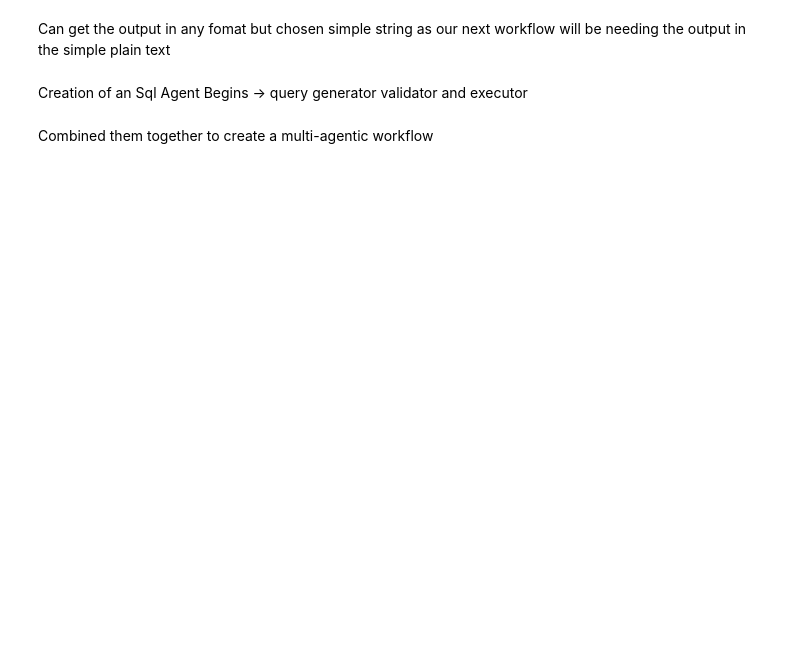
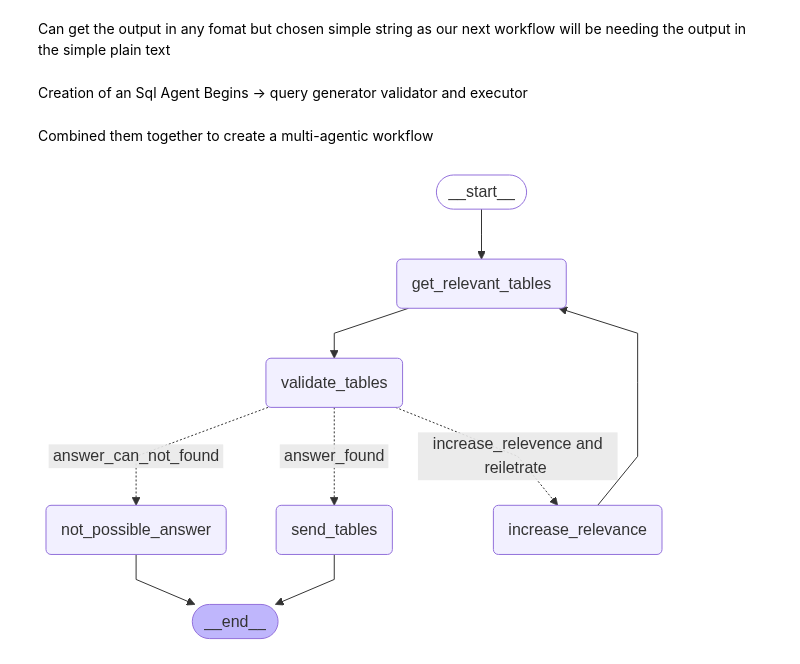
Before and after one commit to gitclub-data/Agentic-AI, a Jupyter notebook: Natual_language_Query_Answers_From_Database.ipynb, the cells around one changed output. Cells and saved outputs as stored; diff of their text form; code cells hidden in the pictures; blank space fills up the shorter version.

```diff
--- a/Natual_language_Query_Answers_From_Database.ipynb
+++ b/Natual_language_Query_Answers_From_Database.ipynb
@@ -1240,0 +1191,5 @@ display(Image(filename=graph_path))
+# %%
+from IPython.display import Image, display
+display(Image("_table_gen_agent_graph.png"))
+# %% [output]
+[figure, added]
```
Also changed, not shown: parts of 11 cells of this notebook.
